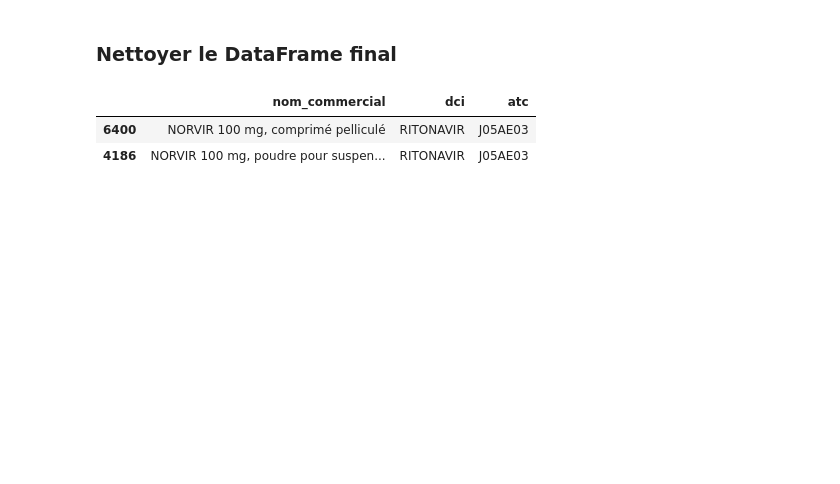
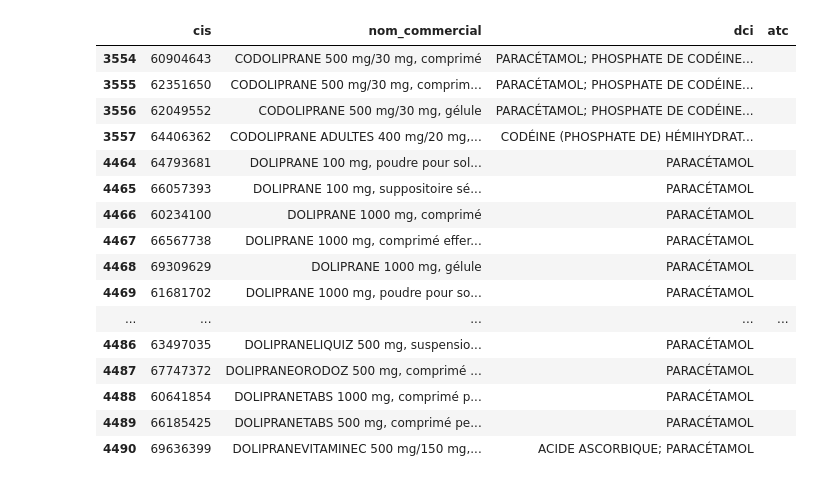
Before and after one commit to touXik/OCTAVIA, a Jupyter notebook: Dictionnair/arv_medications.ipynb, the cells around one changed output. Saved outputs shown, nothing was run; the diff lists cells and outputs as text; code cells hidden in the pictures; blank space fills up the shorter version.

```diff
--- a/Dictionnair/arv_medications.ipynb
+++ b/Dictionnair/arv_medications.ipynb
@@ -86,5 +84,12 @@ compo_sa = compo[compo["nature"] == "SA"]
 # %%
-df = cis.merge(compo_sa[["cis", "dci"]], on="cis", how="left")
-df = df.merge(mitm[["cis", "atc"]], on="cis", how="left")
+# MITM : CIS -> ATC (col 0 CIS, col 1 ATC)
+mitm_small = mitm[[0, 1]].copy()
+mitm_small.columns = ["CIS", "atc"]
+mitm_small["CIS"] = mitm_small["CIS"].str.strip()
+mitm_small["atc"] = mitm_small["atc"].str.strip().fillna("")
 # %%
-df
+
+# ========== fusion finale ==========
+# fusionner nom commercial (cis) + dci + atc
+df = cis.merge(compo_grouped, on="CIS", how="left")
+df = df.merge(mitm_small, on="CIS", how="left")
@@ -107,6 +96,8 @@ df
 # %%
-df_grouped = df.groupby(["cis", "nom_commercial", "atc"])["dci"].apply(
-    lambda x: " + ".join(sorted(set(x)))
-).reset_index()
+# renommons colonnes finales et reordonnons
+df_final = df[["CIS", "nom_commercial", "dci_aggregated", "atc"]].copy()
+df_final.columns = ["cis", "nom_commercial", "dci", "atc"]
 # %%
-df_grouped
+# Remplacer NaN par chaîne vide
+df_final["dci"] = df_final["dci"].fillna("")
+df_final["atc"] = df_final["atc"].fillna("")
@@ -149,2 +120,0 @@ vih
-# %% [markdown]
-### Nettoyer le DataFrame final
@@ -158,11 +121,25 @@ vih.to_excel("data/vih.xlsx", index=False)
 # %%
-mot = "NORVIR"
+mot = "DOLIPRANE"
 
-mask = vih.astype(str).apply(lambda col: col.str.contains(mot, case=False, na=False))
-resultat = vih[mask.any(axis=1)]
+mask = df_final.astype(str).apply(lambda col: col.str.contains(mot, case=False, na=False))
+resultat = df_final[mask.any(axis=1)]
 
 resultat
 # %% [output]
-|  | nom_commercial | dci | atc |
-| 6400 | NORVIR 100 mg, comprimé pelliculé | RITONAVIR | J05AE03 |
-| 4186 | NORVIR 100 mg, poudre pour suspen... | RITONAVIR | J05AE03 |
+|  | cis | nom_commercial | dci | atc |
+| 3554 | 60904643 | CODOLIPRANE 500 mg/30 mg, comprimé | PARACÉTAMOL; PHOSPHATE DE CODÉINE... |  |
+| 3555 | 62351650 | CODOLIPRANE 500 mg/30 mg, comprim... | PARACÉTAMOL; PHOSPHATE DE CODÉINE... |  |
+| 3556 | 62049552 | CODOLIPRANE 500 mg/30 mg, gélule | PARACÉTAMOL; PHOSPHATE DE CODÉINE... |  |
+| 3557 | 64406362 | CODOLIPRANE ADULTES 400 mg/20 mg,... | CODÉINE (PHOSPHATE DE) HÉMIHYDRAT... |  |
+| 4464 | 64793681 | DOLIPRANE 100 mg, poudre pour sol... | PARACÉTAMOL |  |
+| 4465 | 66057393 | DOLIPRANE 100 mg, suppositoire sé... | PARACÉTAMOL |  |
+| 4466 | 60234100 | DOLIPRANE 1000 mg, comprimé | PARACÉTAMOL |  |
+| 4467 | 66567738 | DOLIPRANE 1000 mg, comprimé effer... | PARACÉTAMOL |  |
+| 4468 | 69309629 | DOLIPRANE 1000 mg, gélule | PARACÉTAMOL |  |
+| 4469 | 61681702 | DOLIPRANE 1000 mg, poudre pour so... | PARACÉTAMOL |  |
+| ... | ... | ... | ... | ... |
+| 4486 | 63497035 | DOLIPRANELIQUIZ 500 mg, suspensio... | PARACÉTAMOL |  |
+| 4487 | 67747372 | DOLIPRANEORODOZ 500 mg, comprimé ... | PARACÉTAMOL |  |
+| 4488 | 60641854 | DOLIPRANETABS 1000 mg, comprimé p... | PARACÉTAMOL |  |
+| 4489 | 66185425 | DOLIPRANETABS 500 mg, comprimé pe... | PARACÉTAMOL |  |
+| 4490 | 69636399 | DOLIPRANEVITAMINEC 500 mg/150 mg,... | ACIDE ASCORBIQUE; PARACÉTAMOL |  |
```
Also changed, not shown: parts of 22 cells of this notebook, 12 other files.
